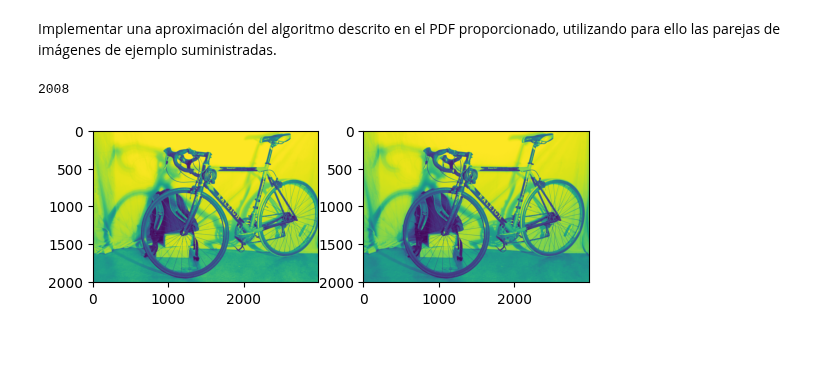
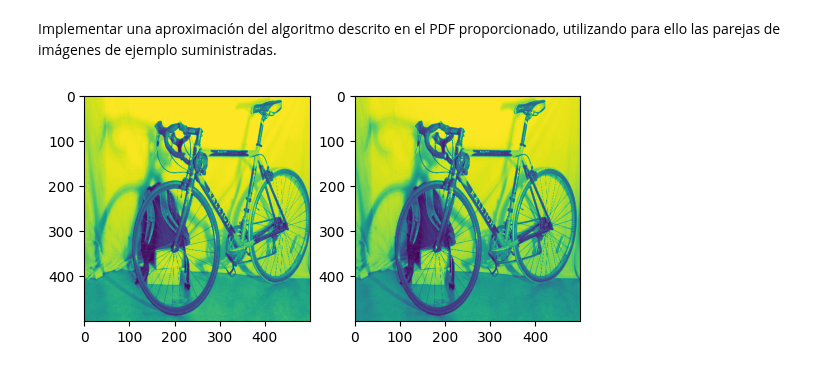
Before and after one commit to lunahernandez/PIAV, a Jupyter notebook: 08/algoritmo.ipynb, the cells around one changed output. Saved outputs shown, nothing was run; the diff lists cells and outputs as text; code cells hidden in the pictures; blank space fills up the shorter version.

```diff
--- a/08/algoritmo.ipynb
+++ b/08/algoritmo.ipynb
@@ -2,15 +2,17 @@
 Implementar una aproximación del algoritmo descrito en el PDF proporcionado, utilizando para ello las parejas de imágenes de ejemplo suministradas.
 # %%
 import cv2
-from matplotlib import pyplot as plt
-
-img1 = cv2.imread('images/im0.png',0) #queryimage # left image
-img2 = cv2.imread('images/im1.png',0) #trainimage # right image
-print(img1.shape[0])
-plt.subplot(121),plt.imshow(img1)
-plt.subplot(122),plt.imshow(img2)
-plt.show()
+import numpy as np
+import math
+import matplotlib.pyplot as plt
-# %% [output]
-2008
-[figure, removed]
+# %%
+img1 = cv2.imread('images/im0.png',0)
+img2 = cv2.imread('images/im1.png',0)
+img1 = cv2.resize(img1, (500, 500))
+img2 = cv2.resize(img2, (500, 500))
+plt.subplot(121),plt.imshow(img1)
+plt.subplot(122),plt.imshow(img2)
+plt.show()
+# %% [output]
+[figure, added]
 # %%
```
Also changed, not shown: parts of 7 cells of this notebook.
